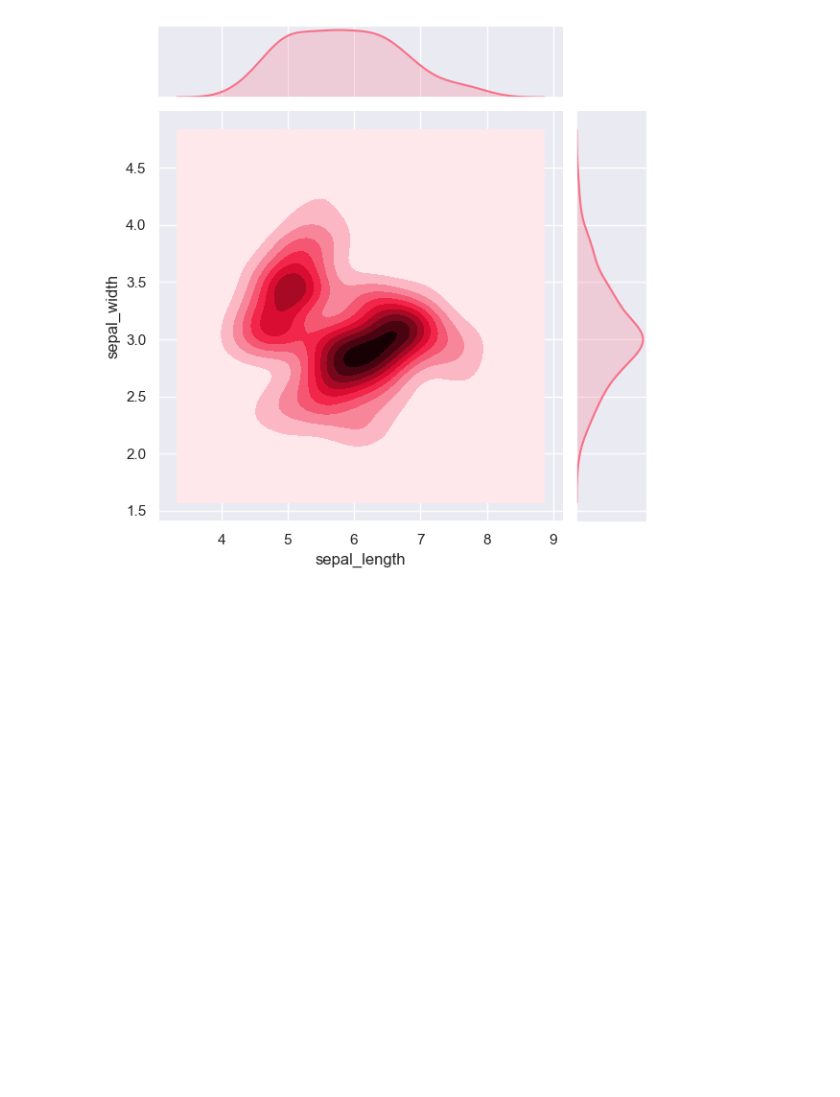
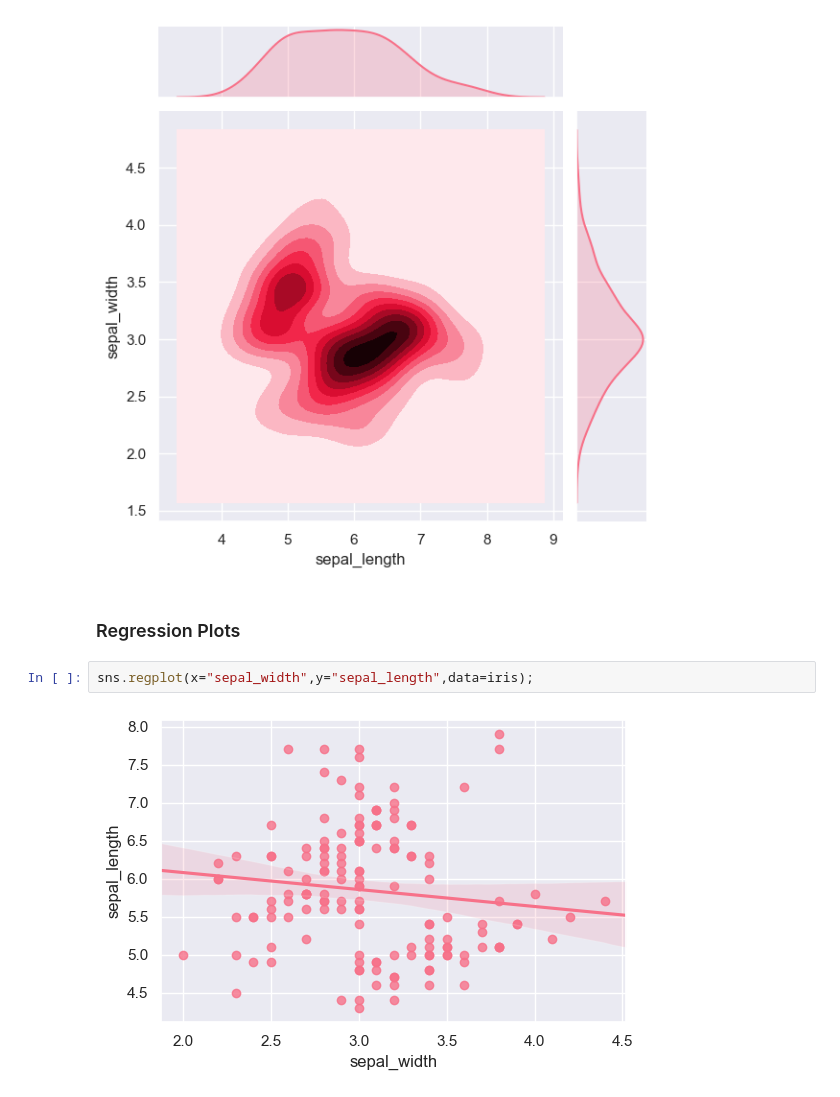
Before and after one commit to atal5/DataVisualizations, a Jupyter notebook: DataVisualizationInPython.ipynb, the cells around one changed output. Cells and saved outputs as stored; diff of their text form; blank space fills up the shorter version.

```diff
--- a/DataVisualizationInPython.ipynb
+++ b/DataVisualizationInPython.ipynb
@@ -97,3 +115,9 @@ i = i.plot(sns.regplot,sns.distplot)
 sns.jointplot("sepal_length","sepal_width",data=iris,kind='kde');
 # %% [output]
 [figure]
+# %% [markdown]
+### Regression Plots
+# %%
+sns.regplot(x="sepal_width",y="sepal_length",data=iris);
+# %% [output]
+[figure, added]
```
Also changed, not shown: parts of 23 cells of this notebook.
